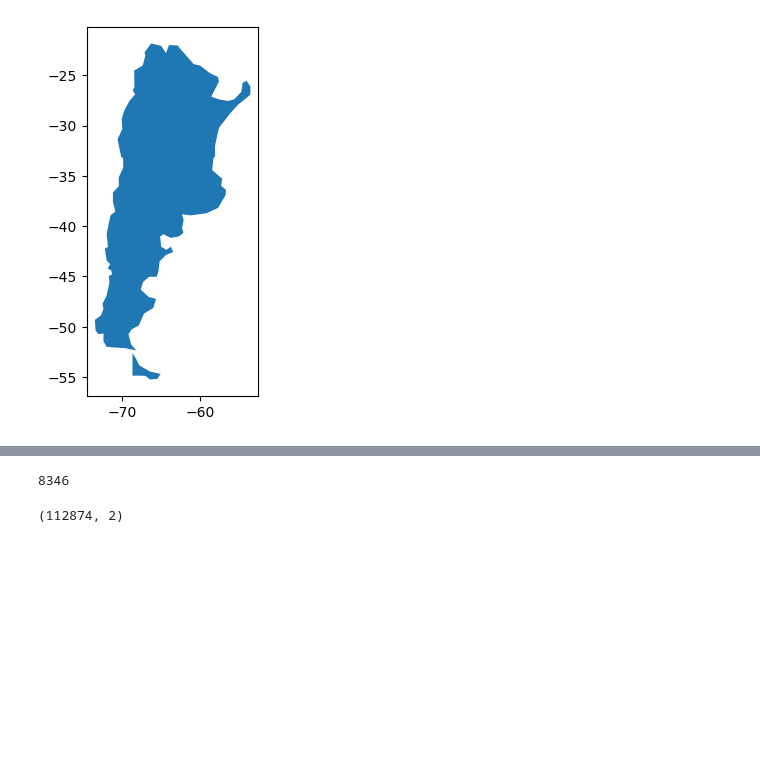
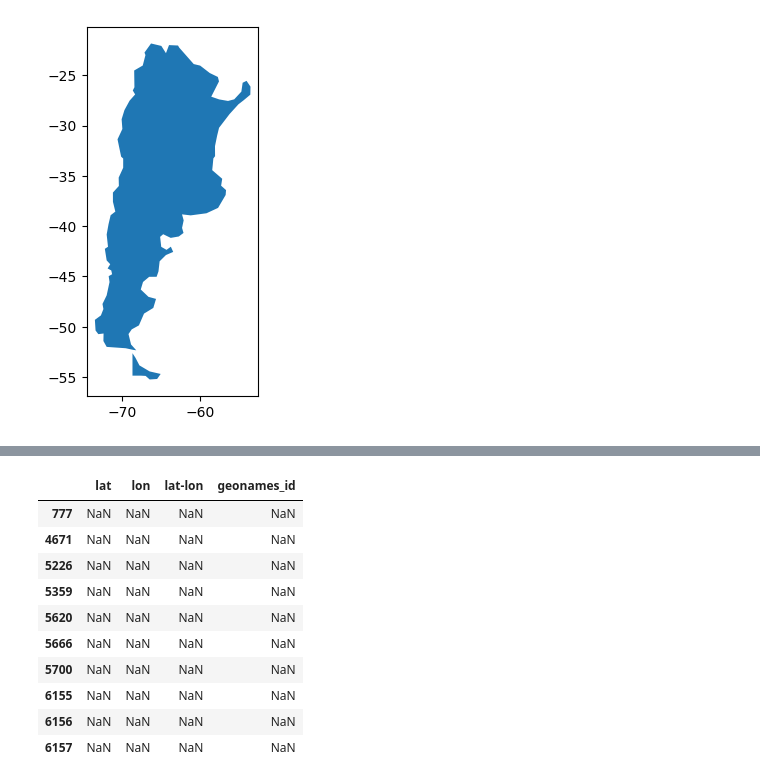
Before and after one commit to juansv2k2/property-price-analysis, a Jupyter notebook: Grupo 7.ipynb, the cells around one changed output, grey strips where cells are left out. Saved outputs shown, nothing was run; the diff lists cells and outputs as text; code cells hidden in the pictures; blank space fills up the shorter version.

```diff
--- a/Grupo 7.ipynb
+++ b/Grupo 7.ipynb
@@ -208,0 +276,17 @@ dtype: object
+# %%
+# chequea cuanta info geografica falta
+columns = ['lat', 'lon', 'lat-lon', 'geonames_id']
+df_properatti[columns].head(10)
+
+df_properatti['non_null_count'] = df_properatti[['lat', 'lon', 'lat-lon', 'geonames_id']].count(axis=1)
+
+
+filtered_df = df_properatti[
+    (df_properatti['non_null_count'] == 4) #|
+    #(df_properatti['non_null_count'] == 3) |
+    #(df_properatti['non_null_count'] == 2) |
+    #(df_properatti['non_null_count'] == 1) |
+    #(df_properatti['non_null_count'] == 0)
+]
+
+filtered_df.head
@@ -209,3 +314,39 @@ dtype: object
+# %%
+# Si  no hay info de 'lat' o 'lon', me traigo los valores 'LATITUDE' y 'LONGITUDE' de data_geonames que matcheen con la provincia y ciudad
+
+def find_ciudad_province_in_data_geonames(row):
+    if pd.isnull(row['lat']) and pd.isnull(row['lon']):
+        provincia = row['provincia']
+        ciudad = row['ciudad']
+
+        matching_rows = data_geonames[data_geonames['NAME'].isin([ciudad])]
+
+        if not matching_rows.empty:
+            matching_row = matching_rows.iloc[0]
+            row['lat'] = pd.to_numeric(matching_row['LATITUDE']).astype(float)
+            row['lon'] = pd.to_numeric(matching_row['LONGITUDE']).astype(float)
+            row['it_works'] = 'it works'
+
+    return row
+
+df_properatti = df_properatti.apply(find_ciudad_province_in_data_geonames, axis=1)
+# %%
+mask = np.logical_and(pd.isnull(df_properatti['lat']),pd.isnull(df_properatti['lon'] ))
+mask_2 = pd.isnull(df_properatti['lat-lon'])
+
+df_properatti[mask][columns].head(10)
+# %% [output]
+|  | lat | lon | lat-lon | geonames_id |
+| 777 | NaN | NaN | NaN | NaN |
+| 4671 | NaN | NaN | NaN | NaN |
+| 5226 | NaN | NaN | NaN | NaN |
+| 5359 | NaN | NaN | NaN | NaN |
+| 5620 | NaN | NaN | NaN | NaN |
+| 5666 | NaN | NaN | NaN | NaN |
+| 5700 | NaN | NaN | NaN | NaN |
+| 6155 | NaN | NaN | NaN | NaN |
+| 6156 | NaN | NaN | NaN | NaN |
+| 6157 | NaN | NaN | NaN | NaN |
 # %%
 # busca los valores de 'geonames_id' en el dataframe 'data_geonames'
 # cuando los encuentra, se trae el valor de las columnas 'LATITUDE' y 'LONGITUDE'
@@ -223,24 +364,0 @@ df_properatti__norm_lat_lon = result.apply(normalize_geonameid, axis=1)
-# %%
-# chequeo que el valor "to geonames_id" ya no este.
-
-search_value = "to geonames_id"
-is_value_present = (df_properatti__norm_lat_lon['lon'] == search_value).sum()
-
-print(is_value_present)
-
-# todavia existen algunos. Quiere decir que algunas filas no tienen ninguna informacion geografica.
-# %% [output]
-8346
-# %%
-# los campos donde no hay ninguna info geografica se filtran
-
-columns = ['lat', 'lon']
-
-mask = df_properatti__norm_lat_lon['lat'] != "to geonames_id"
-mask1 = df_properatti__norm_lat_lon['lon'] != "to geonames_id"
-
-filtered_df_geography = df_properatti__norm_lat_lon[mask & mask1 ]
-
-filtered_df_geography[columns].shape
-# %% [output]
-(112874, 2)
```
Also changed, not shown: parts of 29 cells of this notebook, 2 other files.
